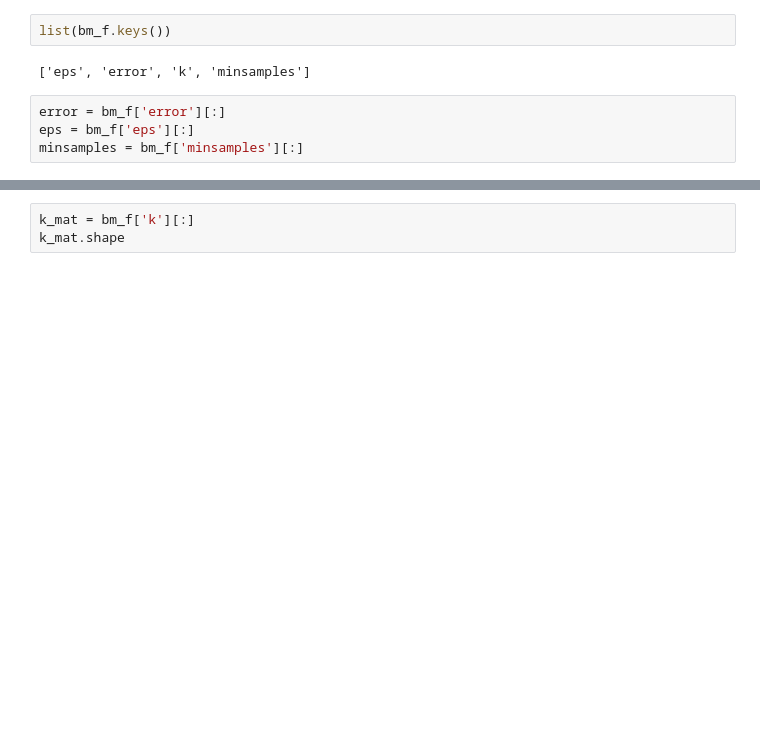
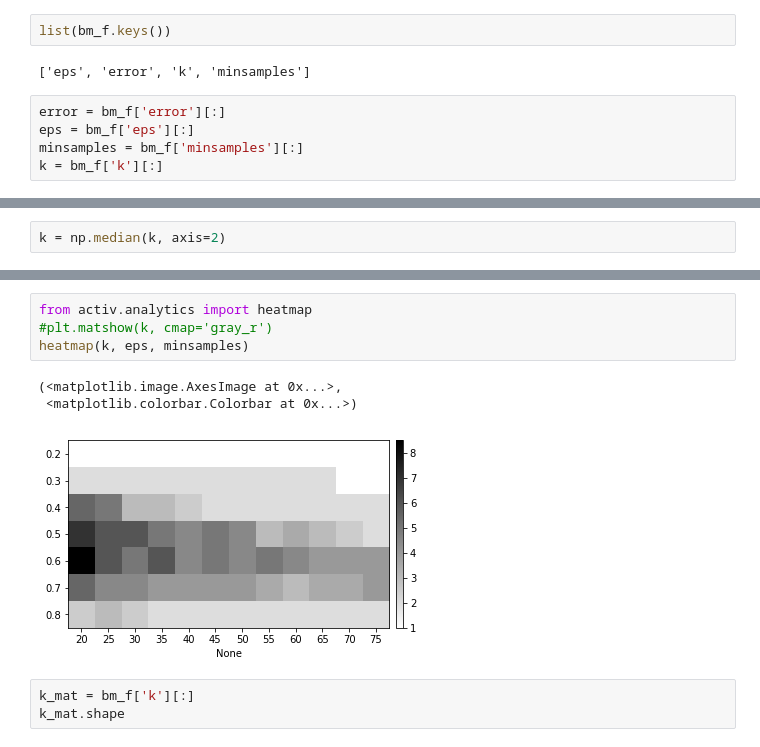
Before and after one commit to BouchardLab/ML_4_prec_prognosis, a Jupyter notebook: notebooks/optimize_k_plot.ipynb, the cells around one changed output, grey strips where cells are left out. Cells and saved outputs as stored; diff of their text form; blank space fills up the shorter version.

```diff
--- a/notebooks/optimize_k_plot.ipynb
+++ b/notebooks/optimize_k_plot.ipynb
@@ -14,3 +14,4 @@ list(bm_f.keys())
 error = bm_f['error'][:]
 eps = bm_f['eps'][:]
 minsamples = bm_f['minsamples'][:]
+k = bm_f['k'][:]
@@ -20,0 +22,2 @@ array([20, 25, 30, 35, 40, 45, 50, 55, 60, 65, 70, 75])
+# %%
+k = np.median(k, axis=2)
@@ -21,3 +34,11 @@ array([20, 25, 30, 35, 40, 45, 50, 55, 60, 65, 70, 75])
+# %%
+from activ.analytics import heatmap
+#plt.matshow(k, cmap='gray_r')
+heatmap(k, eps, minsamples)
+# %% [output]
+(<matplotlib.image.AxesImage at 0x...>,
+ <matplotlib.colorbar.Colorbar at 0x...>)
+[figure, added]
 # %%
 k_mat = bm_f['k'][:]
 k_mat.shape
```
Also changed, not shown: parts of 3 cells of this notebook, 4 other files.
